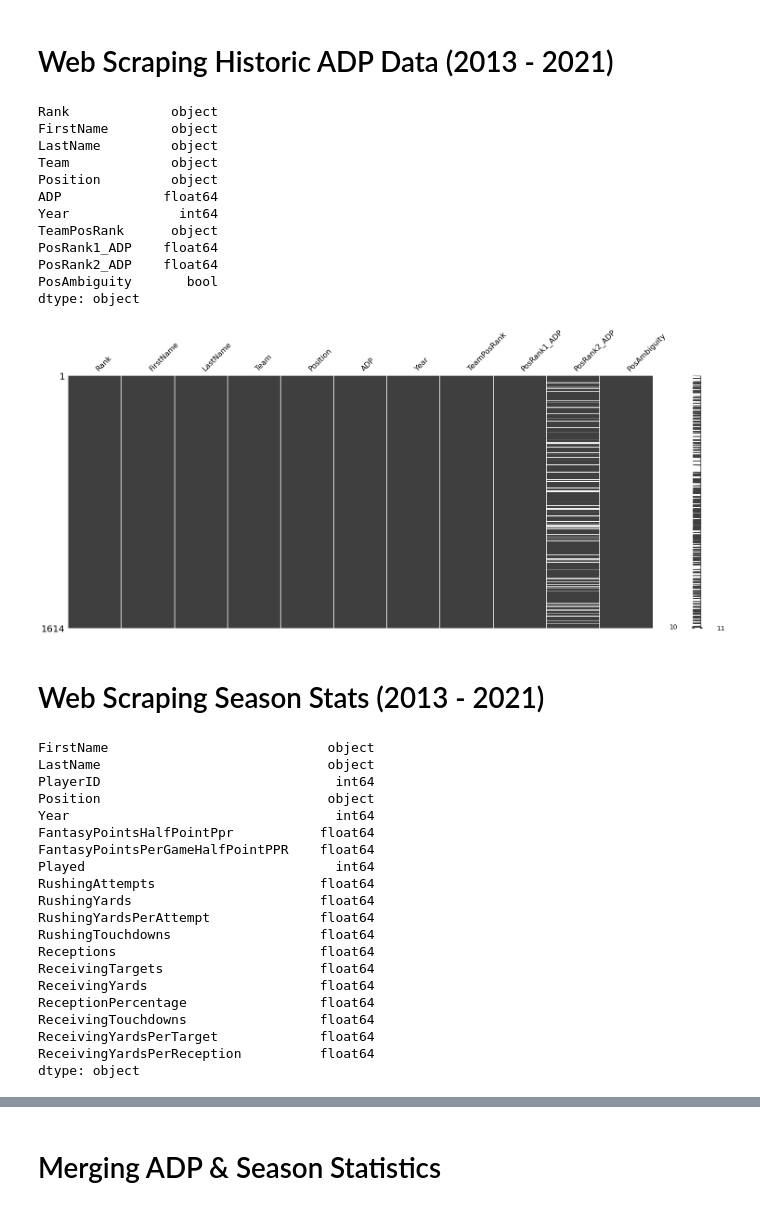
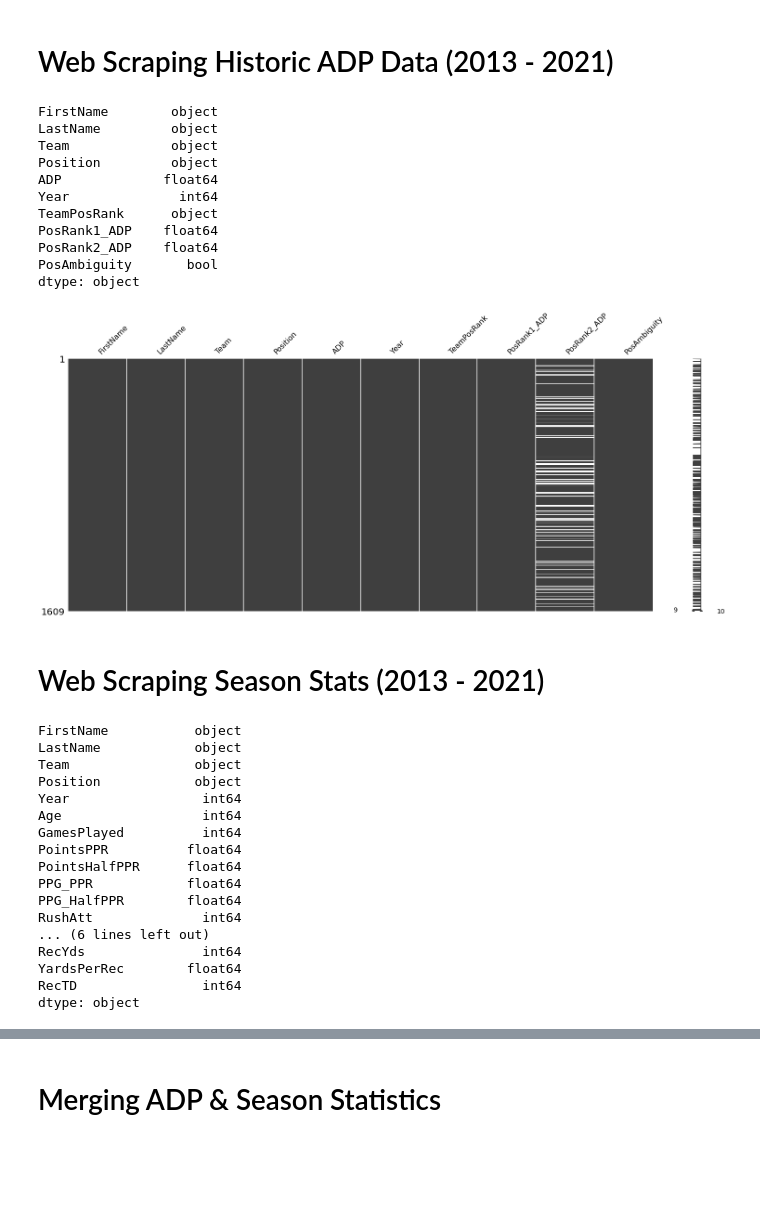
Before and after one commit to BrentonGraham/fantasy-football-ml, a Jupyter notebook: data/data_scraping.ipynb, the cells around one changed output, grey strips where cells are left out. Saved outputs shown, nothing was run; the diff lists cells and outputs as text; code cells hidden in the pictures; blank space fills up the shorter version.

Commit message:
Updating season long data source

```diff
--- a/data/data_scraping.ipynb
+++ b/data/data_scraping.ipynb
@@ -11,7 +11,7 @@ import os
 import missingno as msno
 # %%
 # Set output file destination
-file_dest = os.getcwd() + "/data/"
+file_dest = os.getcwd()
 # %% [markdown]
 # Web Scraping Historic ADP Data (2013 - 2021)
 # %%
@@ -36,14 +36,21 @@ def myleague_adp_data(year):
     df = pd.read_html(str(table))[0]
     df.drop(df.tail(1).index, inplace=True) # Drop last row (Page: 1 2 3 4 ALL)
     df['Year'] = year
-    df['ADP'] = df['Avg Pick'].astype(float) # Rename column and force to float
+    df['ADP'] = df['Avg Pick'].astype(float)                                     # Rename column and force to float
     df[['LastName', 'Player']] = df.Player.str.split(", ", expand=True)          # Expand player info across columns
     df[['FirstName', 'Team', 'Position']] = df.Player.str.split(expand=True)     # Ex: McCaffrey, Christian CAR RB
     df['FirstName'] = df['FirstName'].str.replace('[^\w\s]', '', regex=True)     # Remove punctuation
     df['LastName'] = df['LastName'].str.replace('[^\w\s]', '', regex=True)
-    df['FirstName'] = df['FirstName'].str.replace('Stevie', 'Steve', regex=True) # Edit names to make consistent
-    df = df.reindex(columns=['Rank', 'FirstName', 'LastName', 'Team', 'Position', 'ADP', 'Year']) # Order columns
-    df = df[df.Team != "FA"] # Remove free agents
+    df = df[['FirstName', 'LastName', 'Team', 'Position', 'ADP', 'Year']]        # Order columns
+    df = df[(df.Team != "FA") & (df.Team != "FA*")]                              # Remove free agents
+
+    # Convert team names for consistency
+    team_conv = {
+        'GBP': 'GNB', 'JAC': 'JAX', 'KCC': 'KAN', 'NOS': 'NOR',
+        'NEP': 'NWE', 'RAM': 'LAR', 'SDC': 'SDG', 'TBB': 'TAM'
+    }
+
+    df = df.replace({'Team': team_conv})
 
     return df
 # %%
@@ -90,9 +97,9 @@ def add_competition_data(adp_df):
             pos_team_df['PosRank2_ADP'] = pos2_adp
 
             # Determine if team position is ambiguous
-            # Ambiguous: Multiple players in a position drafted between rounds 4 through 9
+            # Ambiguous: Multiple players in a position drafted between rounds 3 through 9
             try:
-                ambiguous = (pos1_adp > 36) & (pos1_adp <= 108) & (pos2_adp > 36) & (pos2_adp <= 108)
+                ambiguous = (pos1_adp > 24) & (pos1_adp <= 108) & (pos2_adp > 24) & (pos2_adp <= 108)
             except:
                 ambiguous = False
             pos_team_df["PosAmbiguity"] = ambiguous
@@ -114,7 +121,6 @@ adp_df = [add_competition_data(df) for df in adp_df] # Add competition data to a
 adp_df = pd.concat(adp_df)                           # Concatenate data frames from each year
 adp_df.dtypes
 # %% [output]
-Rank             object
 FirstName        object
 LastName         object
 Team             object
@@ -129,10 +135,10 @@ dtype: object
 # %%
 # Checking for missing data
 # Some data missing for PosRank2_ADP; will need to work this out before use in ML models
 msno.matrix(adp_df)
-adp_df.to_csv(file_dest + "ffball_ADP_data_2013-2021.csv", index=False)
+adp_df.to_csv(file_dest + "/ADP_2013-2021.csv", index=False)
 # %% [output]
-[figure, old version]
+[figure, new version]
 # %% [markdown]
 # Web Scraping Season Stats (2013 - 2021)
 # %%
@@ -190,28 +215,25 @@ def clean_names_ssn_stats(df):
 years = list(np.arange(2013, 2022))
 stats_df = [season_stats(year) for year in years] # Scrape all data
 stats_df = pd.concat(stats_df)                    # Concatenate data frames from each year
-stats_df = clean_names_ssn_stats(stats_df)
-stats_df.to_csv(file_dest + "ffball_stat_data_2013-2021.csv", index=False)
+stats_df = clean_names_ssn_stats(stats_df)        # Clean data frame
+stats_df.to_csv(file_dest + "/season_statistics_2013-2021.csv", index=False)
 stats_df.dtypes
 # %% [output]
-FirstName                            object
-LastName                             object
-PlayerID                              int64
-Position                             object
-Year                                  int64
-FantasyPointsHalfPointPpr           float64
-FantasyPointsPerGameHalfPointPPR    float64
-Played                                int64
-RushingAttempts                     float64
-RushingYards                        float64
-RushingYardsPerAttempt              float64
-RushingTouchdowns                   float64
-Receptions                          float64
-ReceivingTargets                    float64
-ReceivingYards                      float64
-ReceptionPercentage                 float64
-ReceivingTouchdowns                 float64
-ReceivingYardsPerTarget             float64
-ReceivingYardsPerReception          float64
+FirstName           object
+LastName            object
+Team                object
+Position            object
+Year                 int64
+Age                  int64
+GamesPlayed          int64
+PointsPPR          float64
+PointsHalfPPR      float64
+PPG_PPR            float64
+PPG_HalfPPR        float64
+RushAtt              int64
+... (6 lines left out)
+RecYds               int64
+YardsPerRec        float64
+RecTD                int64
 dtype: object
 # %%
```
Also changed, not shown: parts of 7 cells of this notebook, 9 other files.
